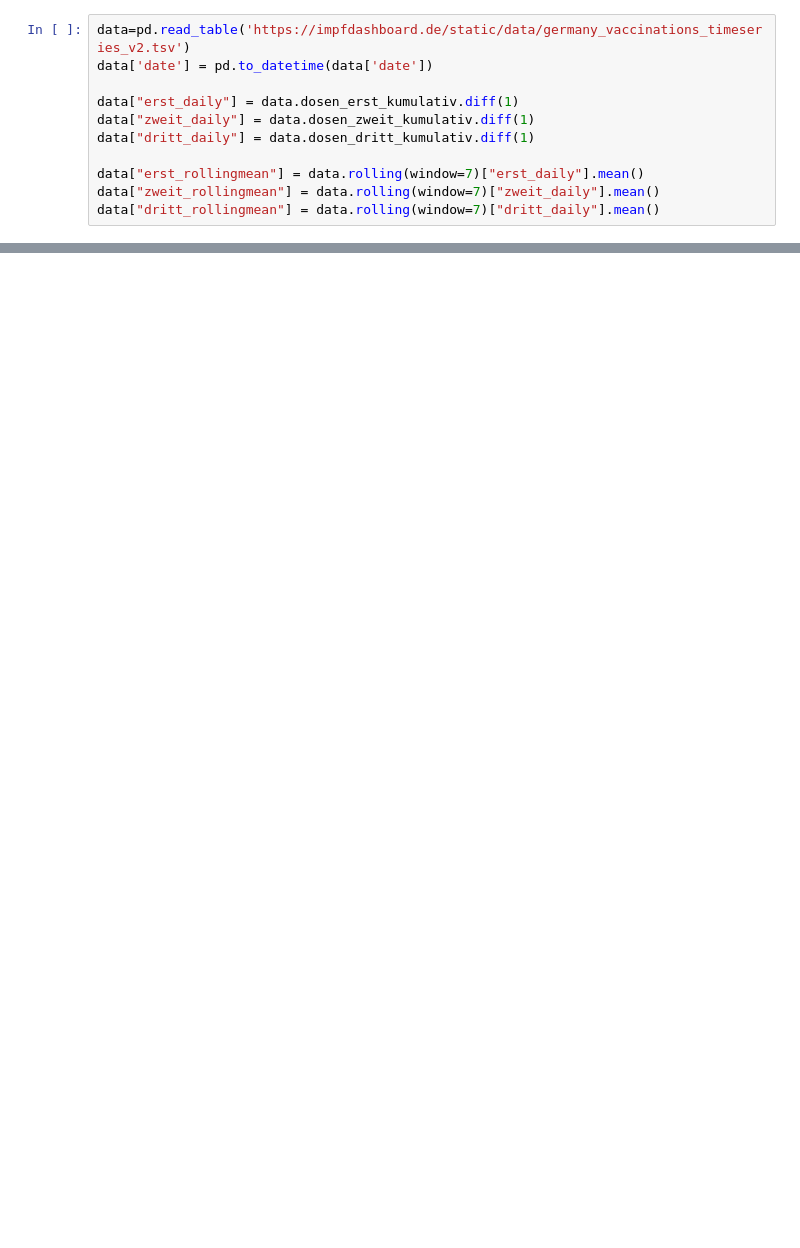
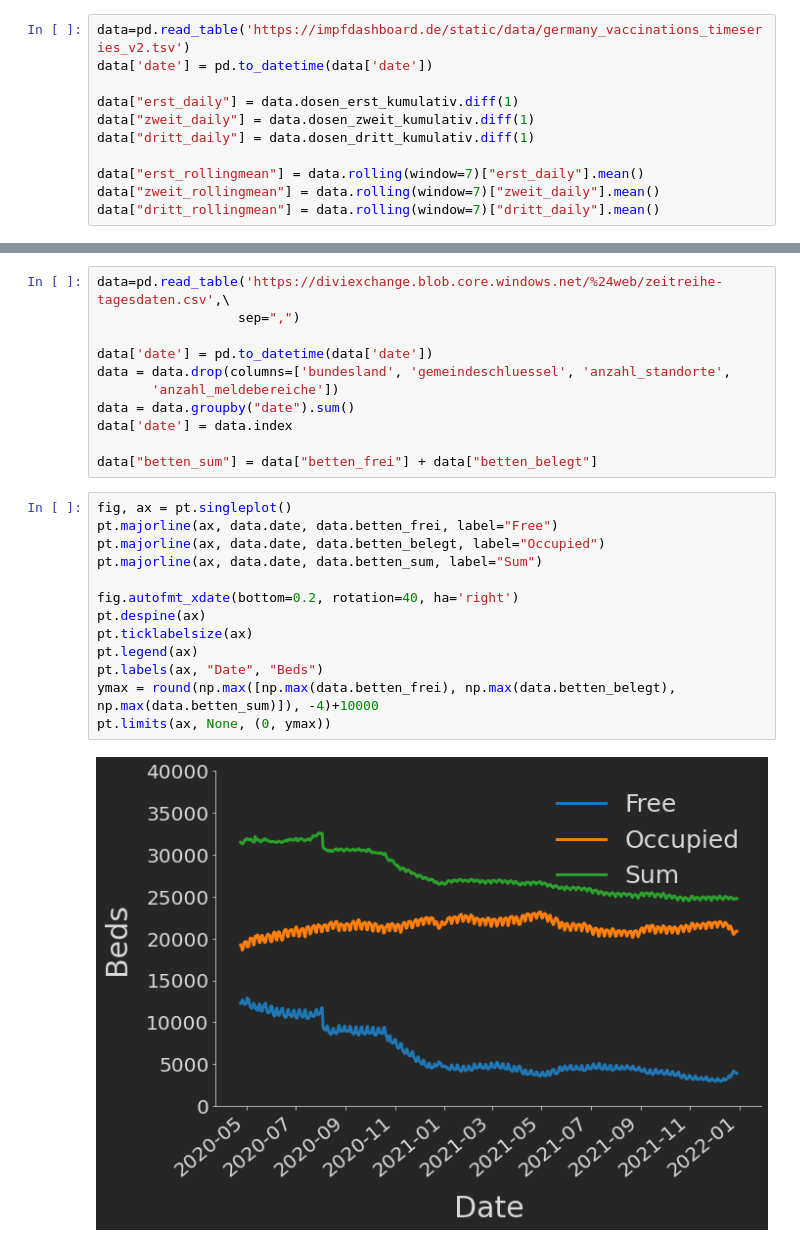
Before and after one commit to Ma-Fi-94/Corona, a Jupyter notebook: Corona.ipynb, the cells around one changed output, grey strips where cells are left out. Drawn from its saved outputs; the diff is of its cells as text; blank space fills up the shorter version.

```diff
--- a/Corona.ipynb
+++ b/Corona.ipynb
@@ -75,0 +77,26 @@ plt.plot(data.PS_COVID_Faelle)
+# %%
+data=pd.read_table('https://diviexchange.blob.core.windows.net/%24web/zeitreihe-tagesdaten.csv',\
+                  sep=",")
+
+data['date'] = pd.to_datetime(data['date'])
+data = data.drop(columns=['bundesland', 'gemeindeschluessel', 'anzahl_standorte',
+       'anzahl_meldebereiche'])
+data = data.groupby("date").sum()
+data['date'] = data.index
+
+data["betten_sum"] = data["betten_frei"] + data["betten_belegt"]
+# %%
+fig, ax = pt.singleplot()
+pt.majorline(ax, data.date, data.betten_frei, label="Free")
+pt.majorline(ax, data.date, data.betten_belegt, label="Occupied")
+pt.majorline(ax, data.date, data.betten_sum, label="Sum")
+
+fig.autofmt_xdate(bottom=0.2, rotation=40, ha='right')
+pt.despine(ax)
+pt.ticklabelsize(ax)
+pt.legend(ax)
+pt.labels(ax, "Date", "Beds")
+ymax = round(np.max([np.max(data.betten_frei), np.max(data.betten_belegt), np.max(data.betten_sum)]), -4)+10000
+pt.limits(ax, None, (0, ymax))
+# %% [output]
+[figure, added]
```
Also changed, not shown: parts of 10 cells of this notebook.
